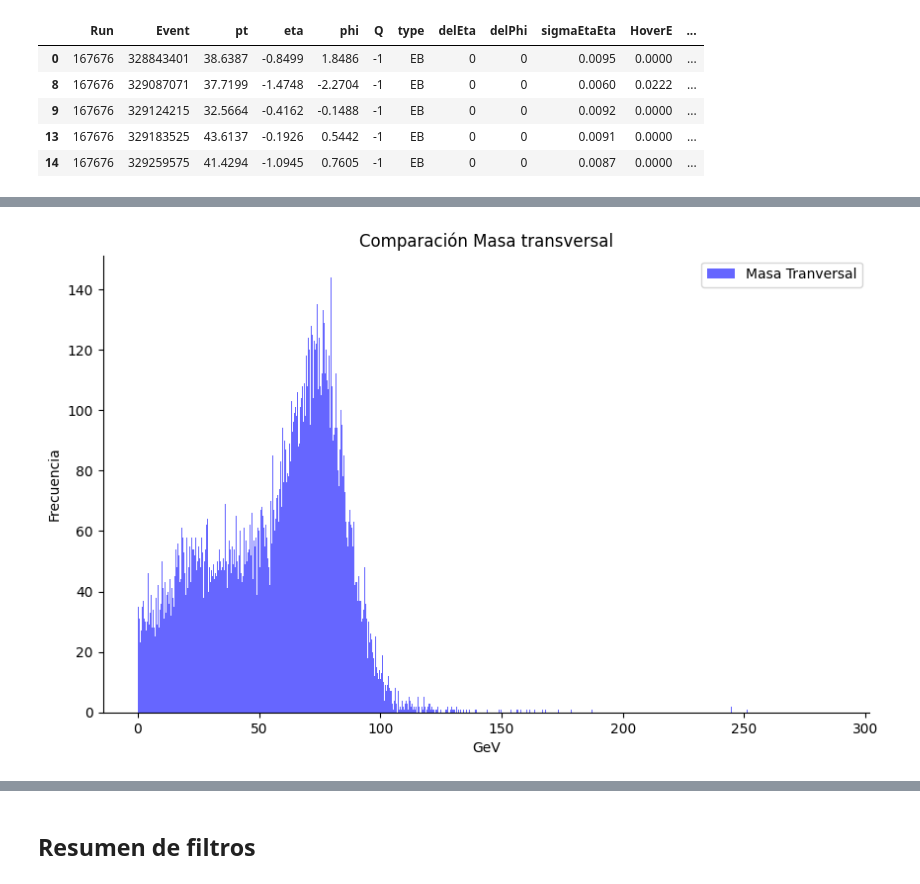
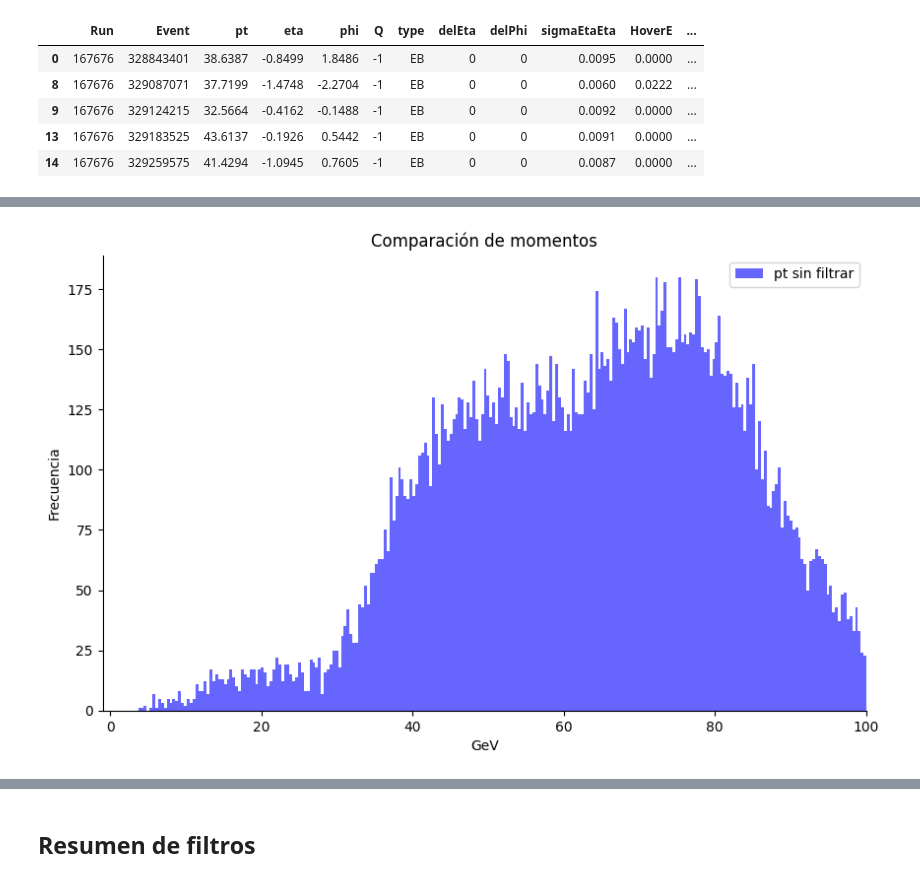
Before and after one commit to ProgramasParaFisicaDeParticulas/blindsampleanalysiswithcsv4-Jorge-1501, a Jupyter notebook: Exploracion.ipynb, the cells around one changed output, grey strips where cells are left out. Drawn from its saved outputs; the diff is of its cells as text; code cells hidden in the pictures.

```diff
--- a/Exploracion.ipynb
+++ b/Exploracion.ipynb
@@ -621,7 +652,7 @@ particles_EB.describe()
 | 75% | 170876.000000 | 6.343619e+08 | 54.399100 | 0.809800 | 1.598300 | 1.000000 | 0.0 | 0.0 | 0.009900 | 0.020900 | ... |
 | max | 172949.000000 | 2.483716e+09 | 515.567000 | 1.724100 | 3.141500 | 1.000000 | 0.0 | 0.0 | 0.027200 | 2.339000 | ... |
 # %%
-particles_HoverE = particles_EB[(particles_EB['HoverE']) < 0.038]
+particles_HoverE = particles_EB[(particles_EB['HoverE']) < 2*0.0157]
 # %%
 particles_HoverE.head()
 # %% [output]
@@ -776,7 +808,7 @@ plt.show()
 media_Hcal = np.mean(particles_HoverE['isoHcal'])
 std_Hcal = np.std(particles_HoverE['isoHcal'])
 
-particles_Hcal = particles_HoverE[(particles_HoverE['isoHcal']).between(0 - np.sqrt(std_Hcal), 1 + np.sqrt(std_Hcal))]
+particles_Hcal = particles_HoverE[(particles_HoverE['isoHcal']).between(0 - np.sqrt(std_Hcal), 0 + np.sqrt(std_Hcal) - 0.03)]
 # %%
 particles_Hcal.head()
 # %% [output]
@@ -875,8 +907,8 @@ Tomaremos como centro el 2 y eliminaremos todos los datos que estén a más de $
 Ecal_mean = np.mean(particles_Hcal['isoEcal'])
 Ecal_std = np.std(particles_Hcal['isoEcal'])
 
-particles_Ecal = particles_Hcal[(particles_Hcal['isoEcal'].between(2 - 1.41*Ecal_std,
-                                                                    2 + 1.41*Ecal_std)) ]
+particles_Ecal = particles_Hcal[(particles_Hcal['isoEcal'].between(Ecal_mean - Ecal_std,
+                                                                    Ecal_mean + Ecal_std)) ]
 # %%
 particles_Ecal.head()
 # %% [output]
@@ -962,7 +994,7 @@ Tomaremos solo los valores centrados en 0a con 1 std de radio
 media_Track = np.mean(particles_Ecal['isoTrack'])
 std_Track = np.std(particles_Ecal['isoTrack'])
 
-particles_isoTrack = particles_Hcal[(particles_Hcal['isoTrack']).between(0 - np.sqrt(std_Track), 0 + np.sqrt(std_Track)) ]
+particles_isoTrack = particles_Hcal[(particles_Hcal['isoTrack']).between(0, 2*media_Track ) ]
 # %%
 particles_isoTrack.head()
 # %% [output]
@@ -1121,22 +1221,23 @@ plt.show()
 # %%
 # Creación de una figura y ejes para los histogramas
-figMT2, axMT2 = plt.subplots(figsize=(10, 6))
+fig2pt_2, ax2pt_2 = plt.subplots(figsize=(10, 6))
 
 # Gráfica los histogramas
-axMT2.hist(particles_isoGral['mass_transverse'], bins=1000, alpha = 0.6, label = "Masa Tranversal", color="Blue")
-#axMT2.hist(particles['mass_transverse'], bins=1000, alpha = 0.6, label = "Masa Tranversal", color="Green")
+ax2pt_2.hist(particles_isoGral['Suma pt'], bins=1000, alpha= 0.6, label = "pt sin filtrar", color="Blue")
+#ax2pt_2.hist(particles_isoGral['MET'], bins=1000, alpha= 0.6, label = "MET sin filtrar", color="Green")
 plt.gca().spines[['top', 'right',]].set_visible(False)
 
 # Título y etiquetas
-axMT2.set_title('Comparación Masa transversal')
-axMT2.set_xlabel('GeV')
-axMT2.set_ylabel('Frecuencia')
+ax2pt_2.set_title('Comparación de momentos')
+ax2pt_2.set_xlabel('GeV')
+ax2pt_2.set_ylabel('Frecuencia')
 
-#plt.xlim(-1,3)
+plt.xlim(-1,100)
+#plt.ylim(-1,1000)
 
-axMT2.legend()
+ax2pt_2.legend()
 
 # Mostrar la gráfica
 plt.show()
 # %% [output]
-[figure, old version]
+[figure, new version]
```
Also changed, not shown: parts of 133 cells of this notebook.
